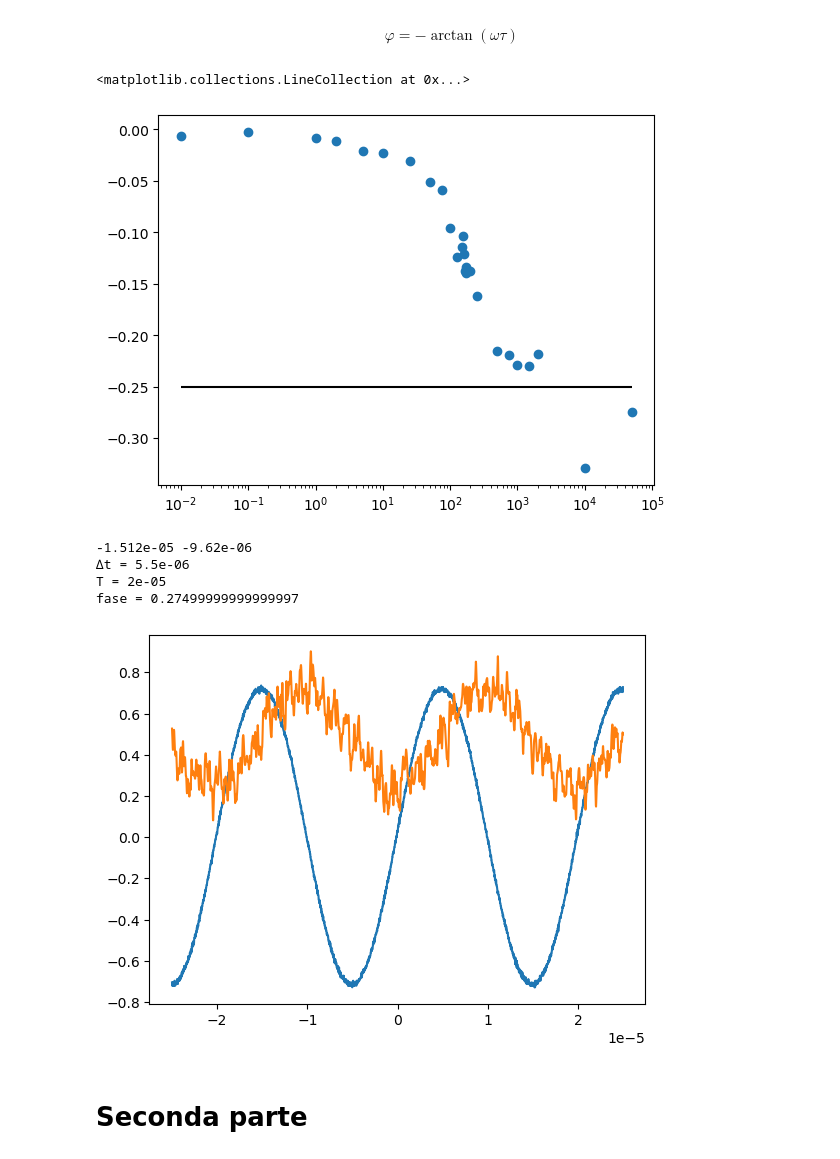
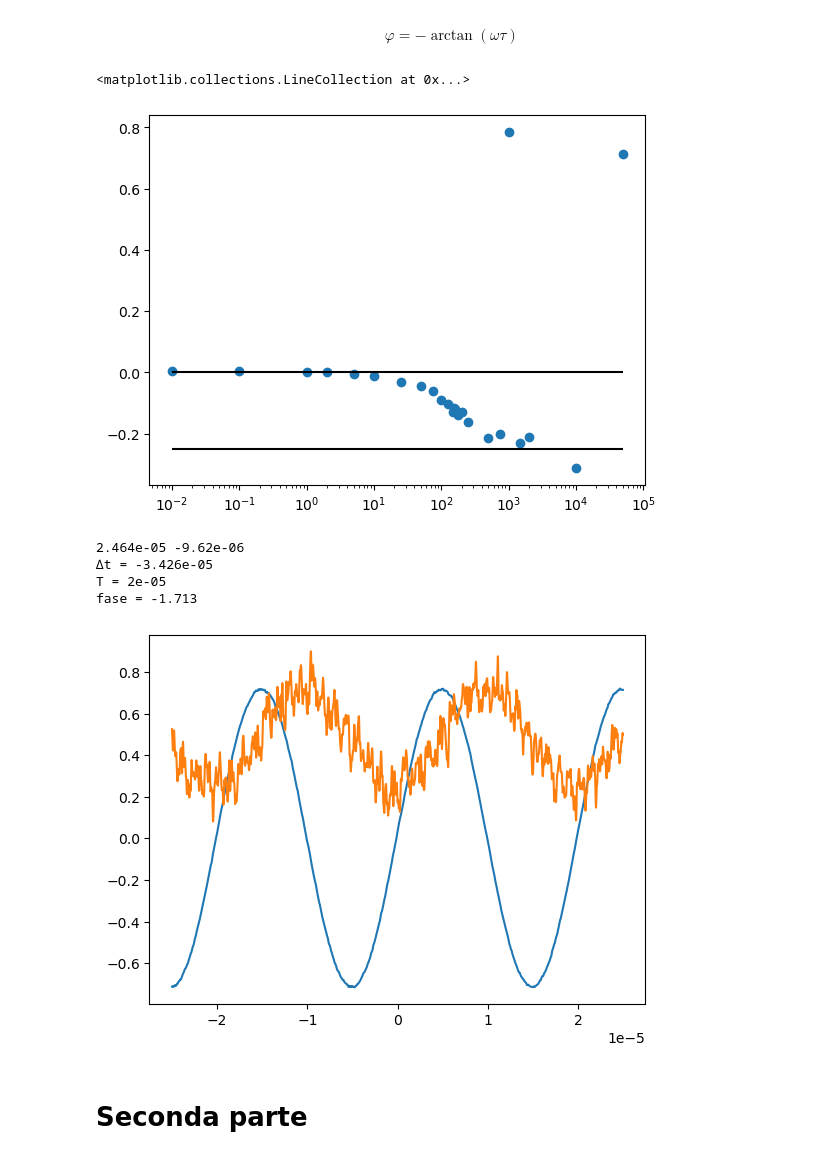
Before and after one commit to RBerga06/unipr-clt-fisica, a Jupyter notebook: lab2/exp4/exp4.ipynb, the cells around one changed output. Cells and saved outputs as stored; diff of their text form; code cells hidden in the pictures.

```diff
--- a/lab2/exp4/exp4.ipynb
+++ b/lab2/exp4/exp4.ipynb
@@ -64,8 +64,8 @@ def media_mobile(ch2: np.ndarray) -> np.ndarray:
 
 # plt.scatter(np.linspace(-1, 1, 2 * W_N + 1), WEIGHTS)
 
-files1mod = [(f, (t, ch1, media_mobile(media_mobile(ch2)), idx)) for (f, (t, ch1, ch2, idx)) in files1]
-files2mod = [(f, (t, ch1, media_mobile(media_mobile(ch2)), idx)) for (f, (t, ch1, ch2, idx)) in files2]
+files1mod = [(f, (t, media_mobile(media_mobile(ch1)), media_mobile(media_mobile(ch2)), idx)) for (f, (t, ch1, ch2, idx)) in files1]
+files2mod = [(f, (t, media_mobile(media_mobile(ch1)), media_mobile(media_mobile(ch2)), idx)) for (f, (t, ch1, ch2, idx)) in files2]
 
 for (_, (t, ch1, ch2mod, idx)) in files1mod + files2mod:
     _, ax1 = plt.subplots()
@@ -98,19 +98,19 @@ $$\varphi = - \arctan\left(\omega \tau\right)$$
 # %%
 freqs = []
 fasi = []
 for (f, (t, ch1, ch2, _)) in files1mod:
     freqs.append(f)
     fase = (t[np.nanargmax(ch1)] - t[np.nanargmax(ch2)]) * f
     if fase > 0.5: fase -= 1
     if fase < -1: fase += 1
     fasi.append(fase)
 
 plt.scatter(freqs, fasi)
 plt.xscale("log")
-plt.hlines([-.25], np.min(freqs), np.max(freqs), color="k")
+plt.hlines([0, -.25], np.min(freqs), np.max(freqs), color="k")
 # %% [output]
 <matplotlib.collections.LineCollection at 0x...>
-[figure, old version]
+[figure, new version]
 # %%
 (f, (t, ch1, ch2mod, _)) = files1mod[19]
 plt.plot(t, ch1)
@@ -121,11 +121,11 @@ print("∆t =", t2 - t1)
 print("T =", 1 / f)
 print("fase =", fase)
 # %% [output]
--1.512e-05 -9.62e-06
-∆t = 5.5e-06
+2.464e-05 -9.62e-06
+∆t = -3.426e-05
 T = 2e-05
-fase = 0.27499999999999997
+fase = -1.713
-[figure, old version]
+[figure, new version]
 # %% [markdown]
 # Seconda parte
 # %%
```
Also changed, not shown: parts of 1 cell of this notebook, 52 other files.
